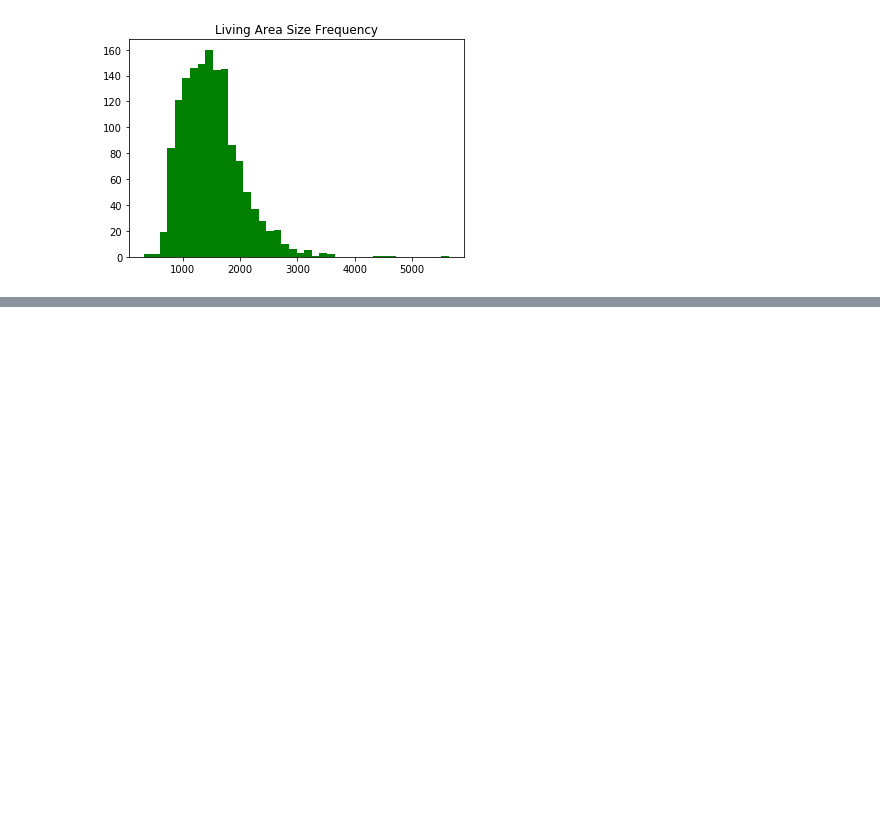
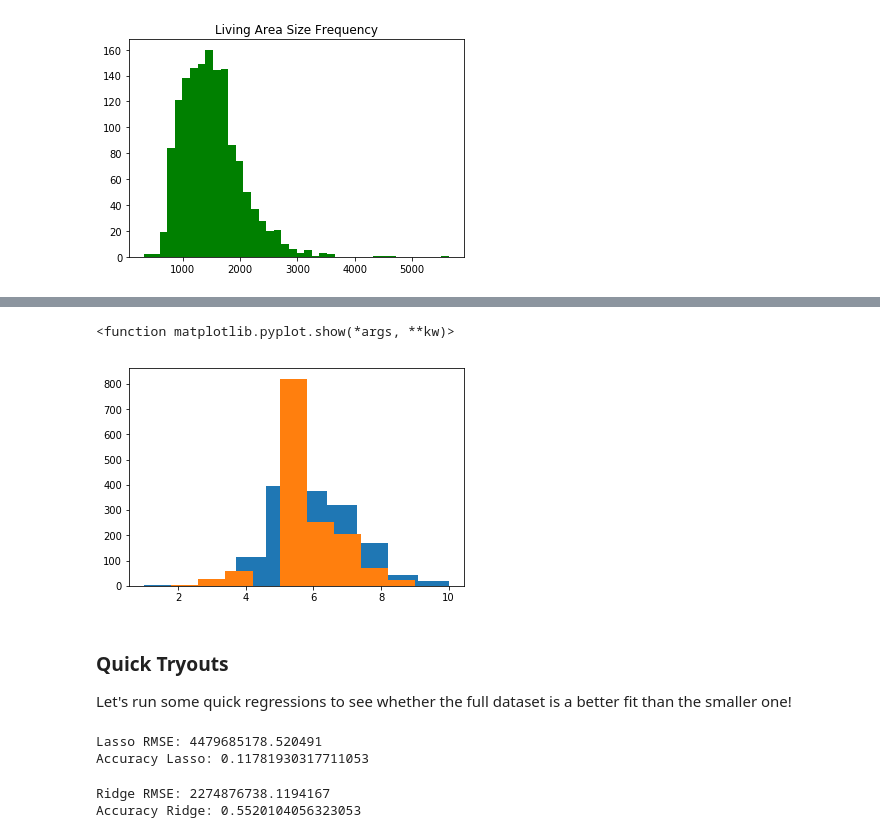
Before and after one commit to JJeroenjeroen/Kaggle-House-Prices, a Jupyter notebook: Code/House Prices .ipynb, the cells around one changed output, grey strips where cells are left out. Saved outputs shown, nothing was run; the diff lists cells and outputs as text; code cells hidden in the pictures; blank space fills up the shorter version.

Commit message:
House Pries

```diff
--- a/Code/House Prices .ipynb
+++ b/Code/House Prices .ipynb
@@ -236,0 +265,12 @@ plt.show()
+# %%
+plt.hist(houses["OverallQual"])
+plt.show
+
+plt.hist(houses["OverallCond"])
+plt.show
+# %% [output]
+<function matplotlib.pyplot.show(*args, **kw)>
+[figure, added]
+# %% [markdown]
+### Quick Tryouts
+Let's run some quick regressions to see whether the full dataset is a better fit than the smaller one!
@@ -236,0 +283,29 @@ plt.show()
+# %%
+#Run a Lasso Regression
+from sklearn.linear_model import Lasso
+from sklearn.metrics import mean_squared_error
+
+model2 = Lasso()
+model2.fit(X=x_train, y=y_train)
+y_pred2 = model2.predict(x_test)
+rmse_lasso = mean_squared_error(y_pred2, y_test)
+print("Lasso RMSE: {}".format(rmse_lasso))
+accuracy_lasso = model2.score(x_test,y_test)
+print("Accuracy Lasso: {}".format(accuracy_lasso))
+# %% [output]
+Lasso RMSE: 4479685178.520491
+Accuracy Lasso: 0.11781930317711053
+# %%
+#Run a Ridge Regression
+from sklearn.linear_model import Ridge
+
+model3 = Ridge(alpha = 1 , solver = "cholesky")
+model3.fit(X=x_train, y=y_train)
+y_pred3 = model3.predict(x_test)
+rmse_ridge = mean_squared_error(y_pred3, y_test)
+print("Ridge RMSE: {}".format(rmse_ridge))
+accuracy_ridge = model3.score(x_test,y_test)
+print("Accuracy Ridge: {}".format(accuracy_ridge))
+# %% [output]
+Ridge RMSE: 2274876738.1194167
+Accuracy Ridge: 0.5520104056323053
```
Also changed, not shown: parts of 7 cells of this notebook.
